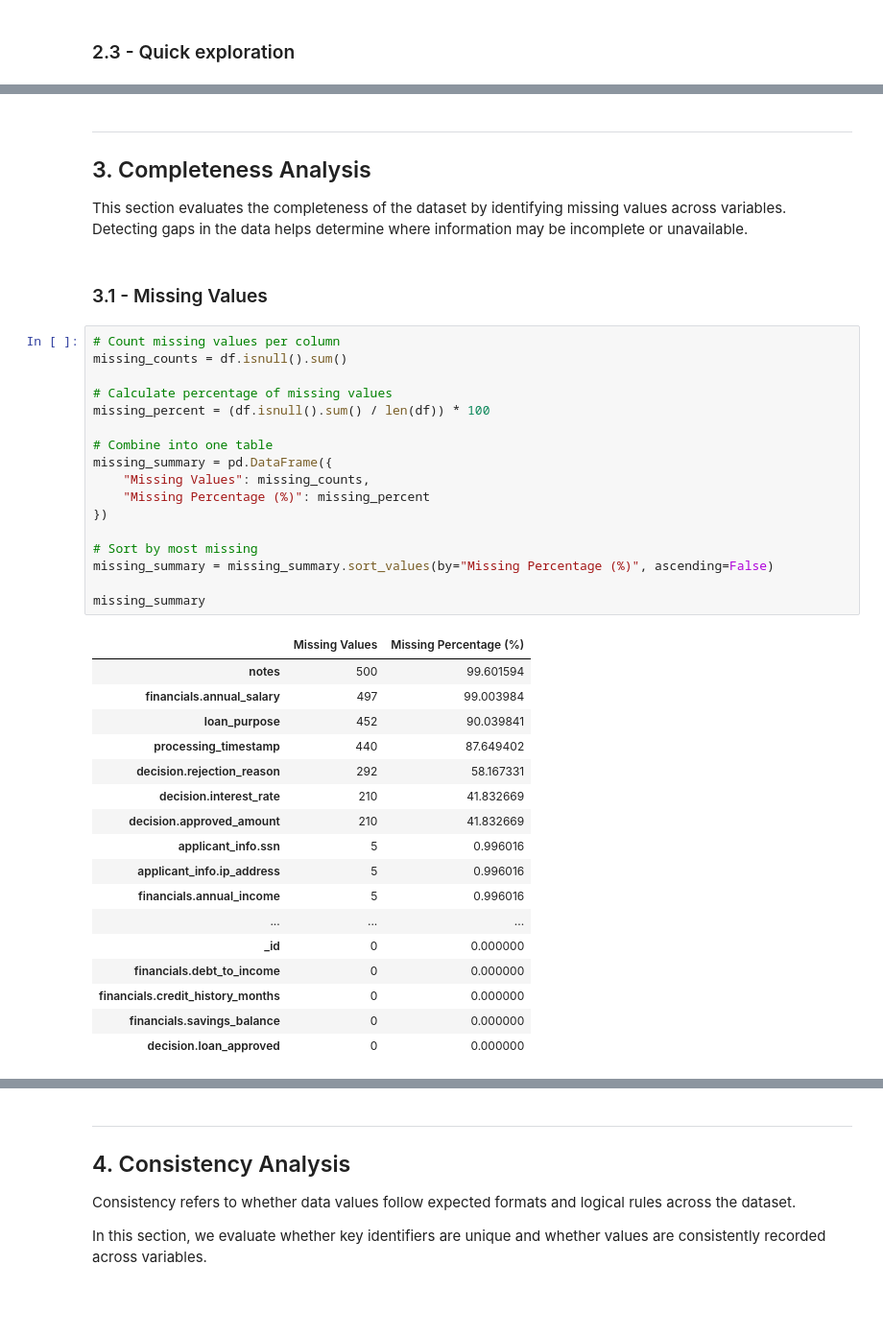
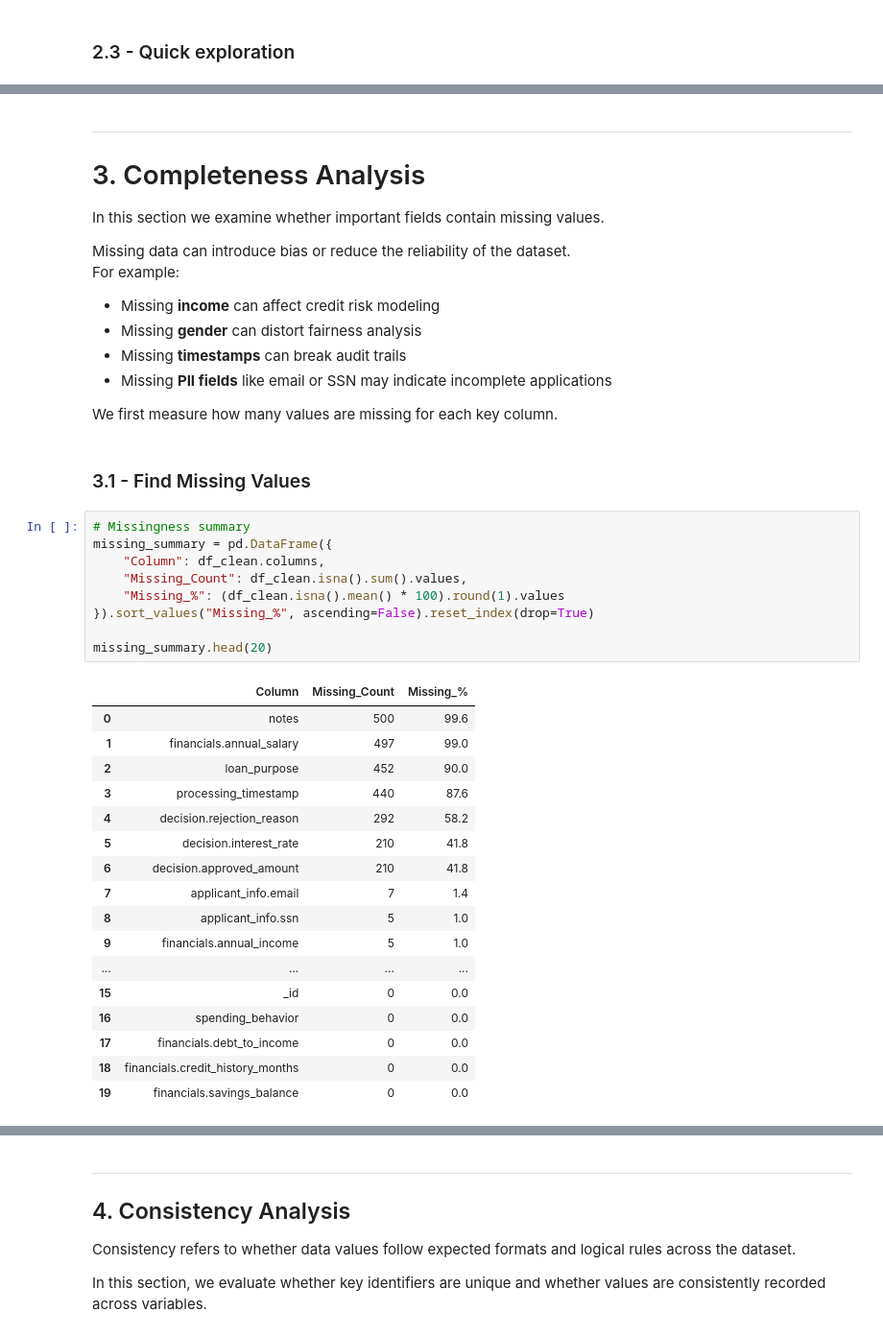
Before and after one commit to winifred-ojinere/dego-project-team5, a Jupyter notebook: notebooks/01-data-quality.ipynb, the cells around one changed output, grey strips where cells are left out. Shown at 96% size. Saved outputs shown, nothing was run; the diff lists cells and outputs as text; blank space fills up the shorter version.

```diff
--- a/notebooks/01-data-quality.ipynb
+++ b/notebooks/01-data-quality.ipynb
@@ -108,43 +117,45 @@ memory usage: 79.1+ KB
 # %% [markdown]
 ---
 
-## 3. Completeness Analysis
+# 3. Completeness Analysis
 
-This section evaluates the completeness of the dataset by identifying missing values across variables. Detecting gaps in the data helps determine where information may be incomplete or unavailable.
+In this section we examine whether important fields contain missing values.
+
+Missing data can introduce bias or reduce the reliability of the dataset.
+For example:
+
+- Missing **income** can affect credit risk modeling
+- Missing **gender** can distort fairness analysis
+- Missing **timestamps** can break audit trails
+- Missing **PII fields** like email or SSN may indicate incomplete applications
+
+We first measure how many values are missing for each key column.
-# %% [markdown]
-### 3.1 - Missing Values
+# %% [markdown]
+### 3.1 - Find Missing Values
 # %%
-# Count missing values per column
-missing_counts = df.isnull().sum()
+# Missingness summary
+missing_summary = pd.DataFrame({
+    "Column": df_clean.columns,
+    "Missing_Count": df_clean.isna().sum().values,
+    "Missing_%": (df_clean.isna().mean() * 100).round(1).values
+}).sort_values("Missing_%", ascending=False).reset_index(drop=True)
 
-# Calculate percentage of missing values
-missing_percent = (df.isnull().sum() / len(df)) * 100
-
-# Combine into one table
-missing_summary = pd.DataFrame({
-    "Missing Values": missing_counts,
-    "Missing Percentage (%)": missing_percent
-})
-
-# Sort by most missing
-missing_summary = missing_summary.sort_values(by="Missing Percentage (%)", ascending=False)
-
-missing_summary
+missing_summary.head(20)
 # %% [output]
-|  | Missing Values | Missing Percentage (%) |
-| notes | 500 | 99.601594 |
-| financials.annual_salary | 497 | 99.003984 |
-| loan_purpose | 452 | 90.039841 |
-| processing_timestamp | 440 | 87.649402 |
-| decision.rejection_reason | 292 | 58.167331 |
-| decision.interest_rate | 210 | 41.832669 |
-| decision.approved_amount | 210 | 41.832669 |
-| applicant_info.ssn | 5 | 0.996016 |
-| applicant_info.ip_address | 5 | 0.996016 |
-| financials.annual_income | 5 | 0.996016 |
-| ... | ... | ... |
-| _id | 0 | 0.000000 |
-| financials.debt_to_income | 0 | 0.000000 |
-| financials.credit_history_months | 0 | 0.000000 |
-| financials.savings_balance | 0 | 0.000000 |
-| decision.loan_approved | 0 | 0.000000 |
+|  | Column | Missing_Count | Missing_% |
+| 0 | notes | 500 | 99.6 |
+| 1 | financials.annual_salary | 497 | 99.0 |
+| 2 | loan_purpose | 452 | 90.0 |
+| 3 | processing_timestamp | 440 | 87.6 |
+| 4 | decision.rejection_reason | 292 | 58.2 |
+| 5 | decision.interest_rate | 210 | 41.8 |
+| 6 | decision.approved_amount | 210 | 41.8 |
+| 7 | applicant_info.email | 7 | 1.4 |
+| 8 | applicant_info.ssn | 5 | 1.0 |
+| 9 | financials.annual_income | 5 | 1.0 |
+| ... | ... | ... | ... |
+| 15 | _id | 0 | 0.0 |
+| 16 | spending_behavior | 0 | 0.0 |
+| 17 | financials.debt_to_income | 0 | 0.0 |
+| 18 | financials.credit_history_months | 0 | 0.0 |
+| 19 | financials.savings_balance | 0 | 0.0 |
```
Also changed, not shown: parts of 81 cells of this notebook.
